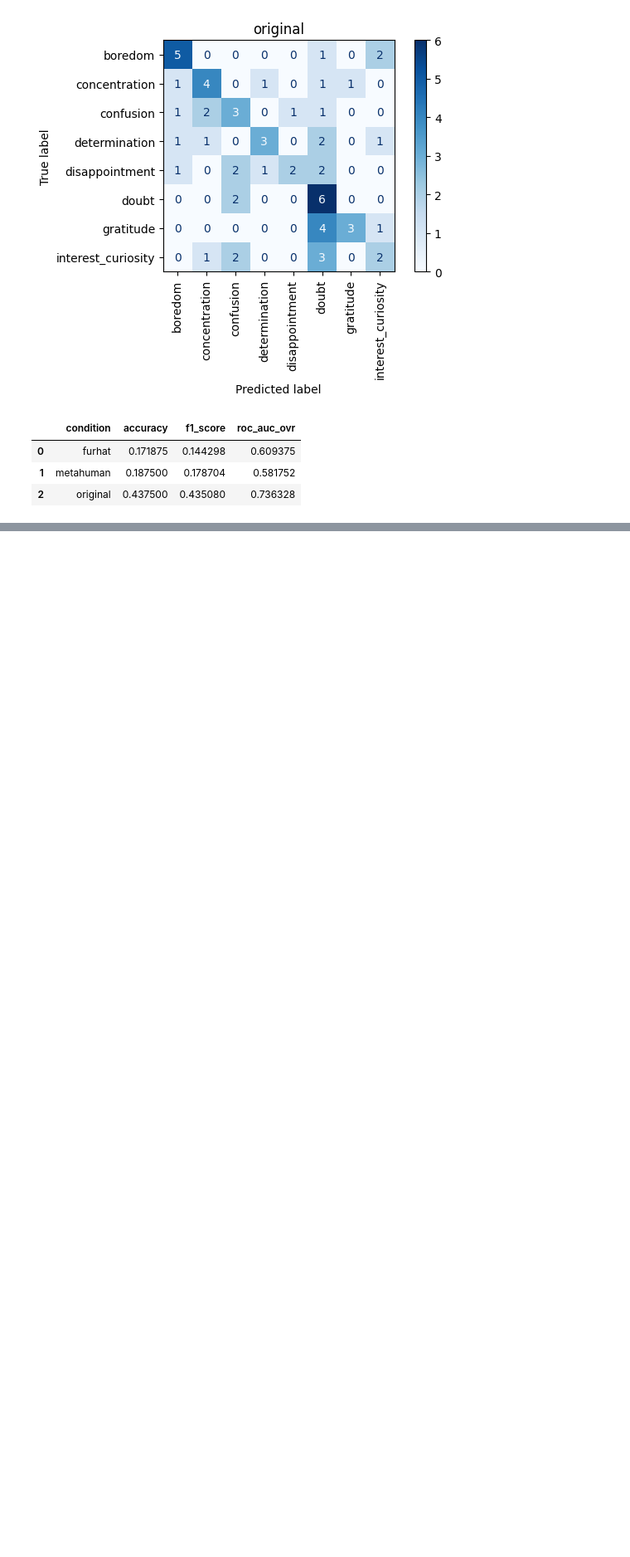
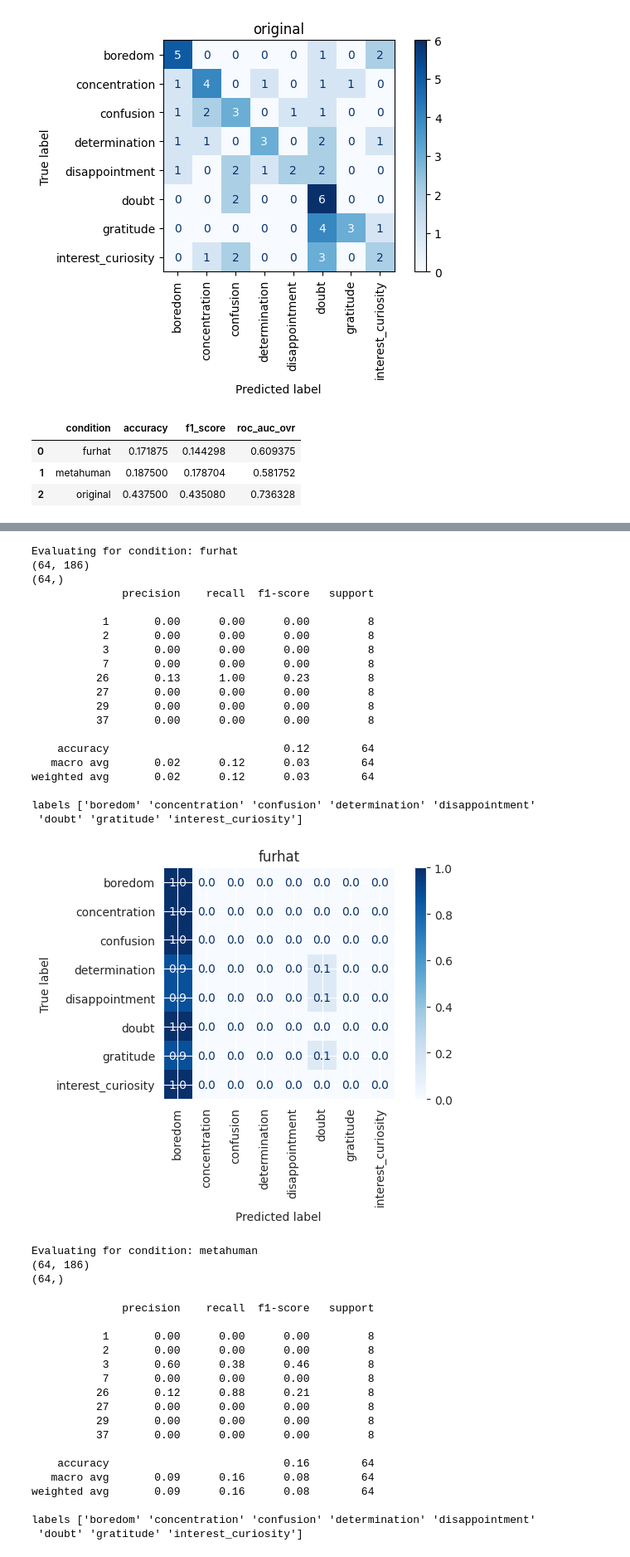
Before and after one commit to timlac/reco-transfer-study, a Jupyter notebook: notebooks/svm_experiments.ipynb, the cells around one changed output, grey strips where cells are left out. Shown at 83% size. Drawn from its saved outputs; the diff is of its cells as text; code cells hidden in the pictures; blank space fills up the shorter version.

```diff
--- a/notebooks/svm_experiments.ipynb
+++ b/notebooks/svm_experiments.ipynb
@@ -349,0 +405,73 @@ labels ['boredom' 'concentration' 'confusion' 'determination' 'disappointment'
+# %%
+# Evaluate model on test data in different conditions
+conditions = ["furhat", "metahuman", "original"]
+all_scores = []
+for c in conditions:
+    print("\nEvaluating for condition:", c)
+
+    df = df_conditions[df_conditions["condition"] == c]
+
+    X_test = get_features_openface(df)
+
+    y_test = df["emotion_id"].values
+
+    print(X_test.shape)  # Number of rows and columns in the feature matrix
+    print(y_test.shape)  # Number of rows in the target vector
+
+    X_test = scaler.fit_transform(X_test)
+    y_pred = clf.predict(X_test)
+
+    acc = accuracy_score(y_test, y_pred)
+    f1_score = metrics.f1_score(y_test, y_pred, average="macro")
+    roc_auc_ovr = metrics.roc_auc_score(y_test, clf_proba.predict_proba(X_test), multi_class="ovr")
+
+    get_metrics(y_test, y_pred, condition=c)
+
+    scores = {"condition": c, "accuracy": acc, "f1_score": f1_score, "roc_auc_ovr": roc_auc_ovr}
+
+    all_scores.append(scores)
+
+df_scores = pd.DataFrame(all_scores)
+df_scores
+# %% [output]
+Evaluating for condition: furhat
+(64, 186)
+(64,)
+              precision    recall  f1-score   support
+
+           1       0.00      0.00      0.00         8
+           2       0.00      0.00      0.00         8
+           3       0.00      0.00      0.00         8
+           7       0.00      0.00      0.00         8
+          26       0.13      1.00      0.23         8
+          27       0.00      0.00      0.00         8
+          29       0.00      0.00      0.00         8
+          37       0.00      0.00      0.00         8
+
+    accuracy                           0.12        64
+   macro avg       0.02      0.12      0.03        64
+weighted avg       0.02      0.12      0.03        64
+
+labels ['boredom' 'concentration' 'confusion' 'determination' 'disappointment'
+ 'doubt' 'gratitude' 'interest_curiosity']
+[figure, added]
+Evaluating for condition: metahuman
+(64, 186)
+(64,)
+              precision    recall  f1-score   support
+
+           1       0.00      0.00      0.00         8
+           2       0.00      0.00      0.00         8
+           3       0.60      0.38      0.46         8
+           7       0.00      0.00      0.00         8
+          26       0.12      0.88      0.21         8
+          27       0.00      0.00      0.00         8
+          29       0.00      0.00      0.00         8
+          37       0.00      0.00      0.00         8
+
+    accuracy                           0.16        64
+   macro avg       0.09      0.16      0.08        64
+weighted avg       0.09      0.16      0.08        64
+
+labels ['boredom' 'concentration' 'confusion' 'determination' 'disappointment'
+ 'doubt' 'gratitude' 'interest_curiosity']
```
Also changed, not shown: parts of 11 cells of this notebook, 30 other files.
